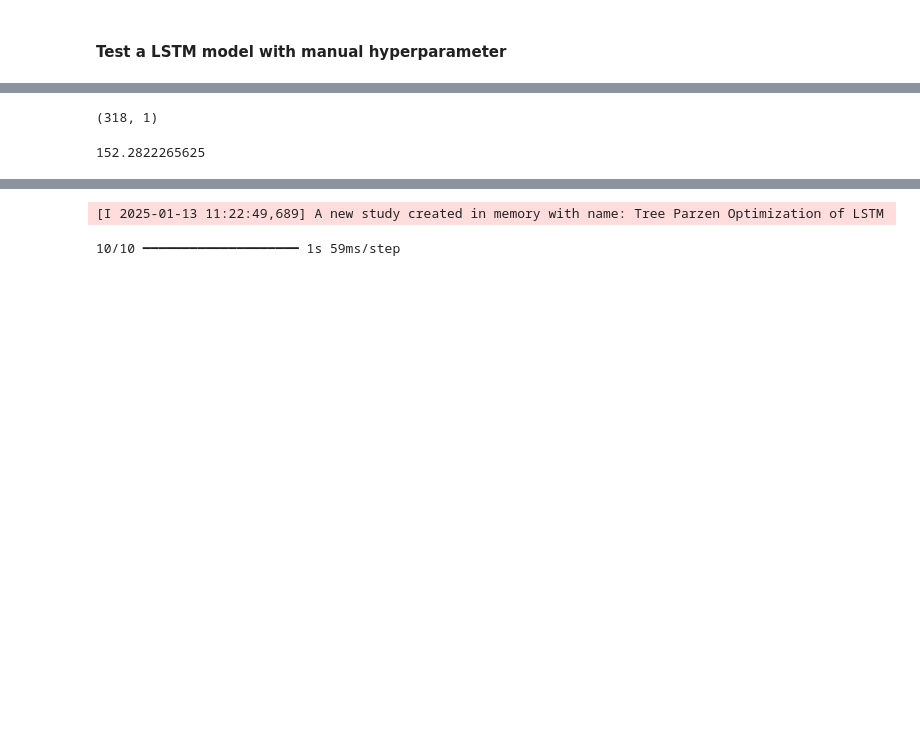
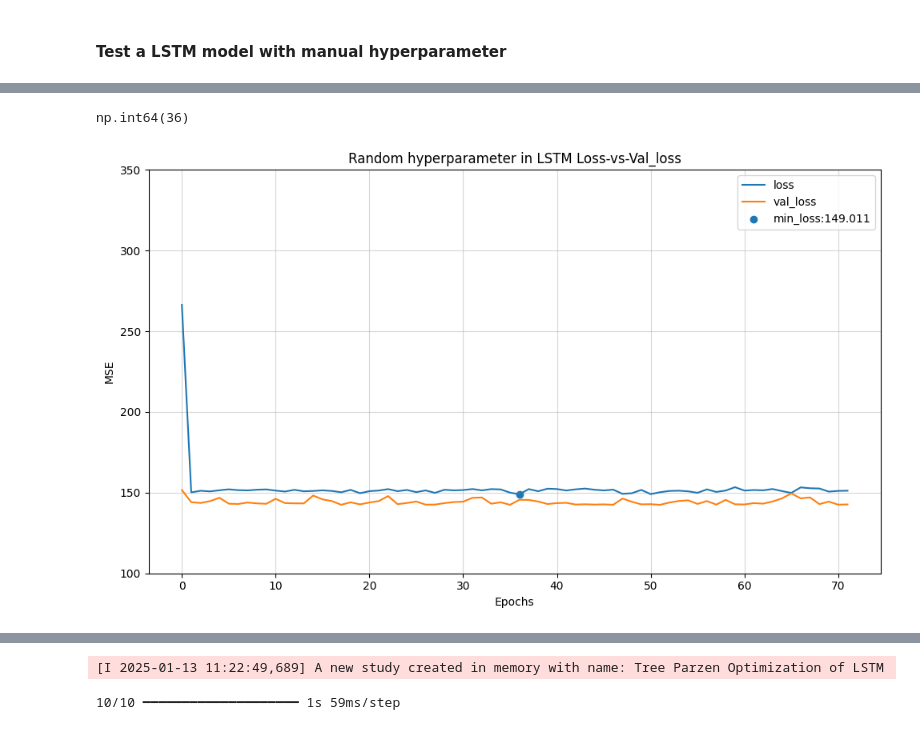
Before and after one commit to Im-Alam/OptimizationAlgo, a Jupyter notebook: test_optimizer.ipynb, the cells around one changed output, grey strips where cells are left out. Cells and saved outputs as stored; diff of their text form; code cells hidden in the pictures; blank space fills up the shorter version.

```diff
--- a/test_optimizer.ipynb
+++ b/test_optimizer.ipynb
@@ -171,7 +174,7 @@ m,n,h = trainX.shape
 
 model = Sequential()
 model.add(Input(shape=(n,h)))
-model.add(LSTM(units=64))
+model.add(LSTM(units=70))
 model.add(Dropout(rate=0.1))
 
 model.add(Dense(units=1, activation="linear"))  # Output layer
@@ -181,13 +184,13 @@ optimizer = Adam(learning_rate=0.01)
 model.compile(optimizer=optimizer, loss="mse")
 
 # Early stopping
-early_stopping = EarlyStopping(monitor="val_loss", patience=5, restore_best_weights=True)
+early_stopping = EarlyStopping(monitor="val_loss", patience=20, restore_best_weights=True)
 
 # Train the model
 history = model.fit(
     trainX, train_y,
     validation_split=0.2,  # Correct argument
-    epochs=50,
+    epochs=100,
     batch_size=16,
     callbacks=[early_stopping],
     verbose=1
@@ -217,8 +221,25 @@ Epoch 8/50
-# %%
-y_pred.shape
-# %% [output]
-(318, 1)
-# %%
-mse
-# %% [output]
-152.2822265625
+# %%
+np.argmin(history.history['loss'])
+# %% [output]
+np.int64(36)
+# %%
+plt.figure(figsize=(10,6))
+
+plt.plot(history.history['loss'])
+plt.plot(history.history['val_loss'])
+plt.scatter(np.argmin(history.history['loss']), min(history.history['loss']))
+
+plt.grid(True, alpha=0.5)
+plt.legend(['loss', 'val_loss', f"min_loss:{ round(min(history.history['loss']), ndigits=3) }"])
+plt.title("Random hyperparameter in LSTM Loss-vs-Val_loss")
+
+plt.yticks(np.arange(100,400, 50))
+plt.xlabel('Epochs')
+plt.ylabel("MSE")
+
+plt.tight_layout()
+plt.savefig("img/random_loss_val_loss.png")
+
+plt.show()
+# %% [output]
+[figure, added]
```
Also changed, not shown: parts of 23 cells of this notebook, 15 other files.
